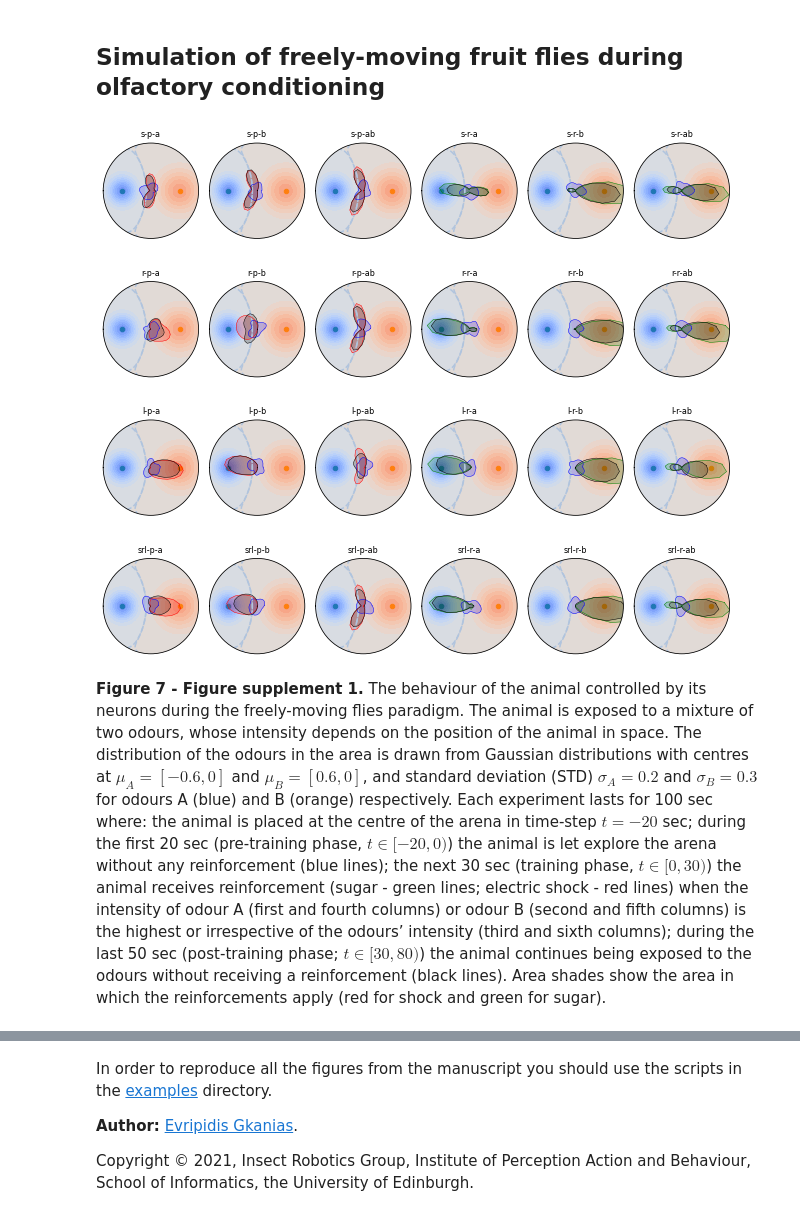
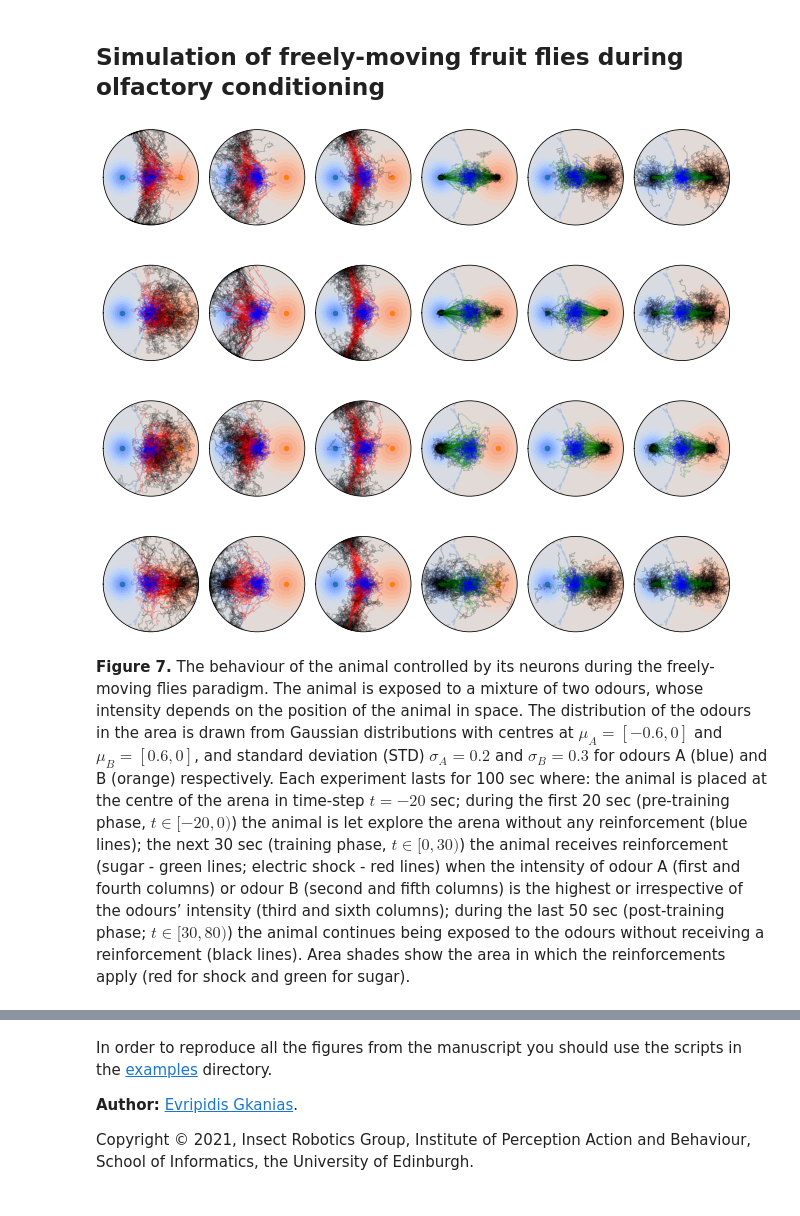
Before and after one commit to InsectRobotics/IncentiveCircuit, a Jupyter notebook: notebooks/generate_manuscript.ipynb, the cells around one changed output, grey strips where cells are left out. Drawn from its saved outputs; the diff is of its cells as text; code cells hidden in the pictures.

Commit message:
Create batch plotting for the arena paths.

```diff
--- a/notebooks/generate_manuscript.ipynb
+++ b/notebooks/generate_manuscript.ipynb
@@ -211,15 +211,15 @@ plot_phase_overlap_mean_responses_from_data(df, experiment, only_nids=False, fig
 ## Simulation of freely-moving fruit flies during olfactory conditioning
 # %%
 # the directory of the data
-arena_dir = os.path.realpath(os.path.join(__dir__, "data", "arena"))
+arena_dir = os.path.realpath(os.path.join(__dir__, "src", "incentive", "data", "arena"))
 
-df = load_arena_stats(file_names=os.listdir(arena_dir), rw=False)
-plot_arena_stats(df, "arena-stats", figsize=(9, 8))
+data, cases, names = load_arena_paths(file_names=os.listdir(arena_dir), prediction_error=False)
+plot_arena_paths(data, cases, names, figsize=(9, 8))
 # %% [output]
-[figure, old version]
+[figure, new version]
 # %% [markdown]
-**Figure 7 - Figure supplement 1.** The behaviour of the animal controlled by its
-neurons during the freely-moving flies paradigm. The animal is exposed to a mixture
+**Figure 7.** The behaviour of the animal controlled by its neurons during the
+freely-moving flies paradigm. The animal is exposed to a mixture
 of two odours, whose intensity depends on the position of the animal in space. The
 distribution of the odours in the area is drawn from Gaussian distributions with
 centres at $\mu_A = [−0.6, 0]$ and $\mu_B = [0.6, 0]$, and standard deviation (STD)
```
Also changed, not shown: parts of 3 cells of this notebook, 3 other files.
